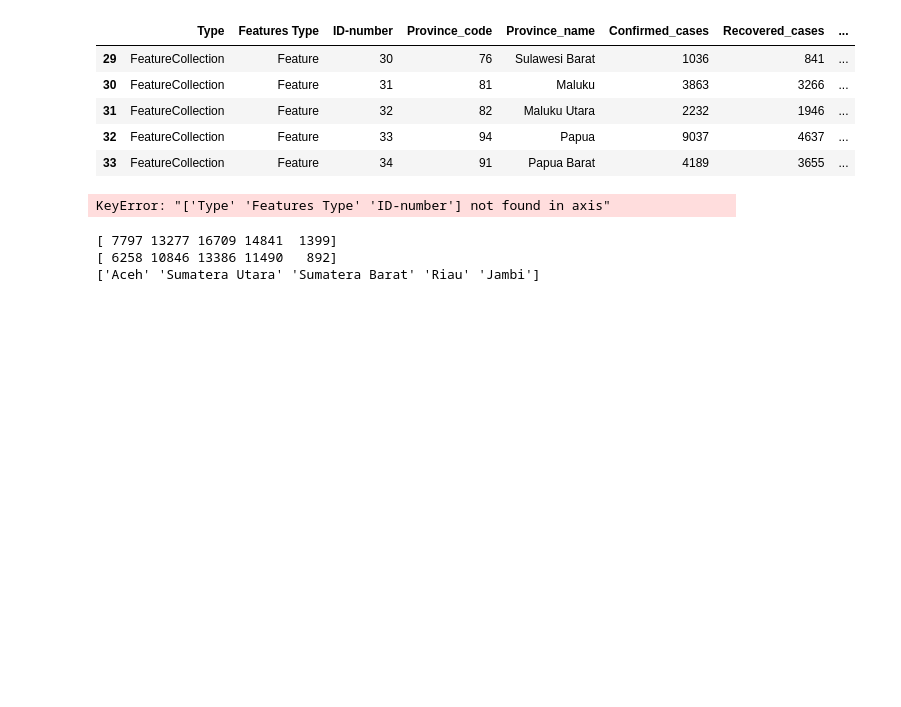
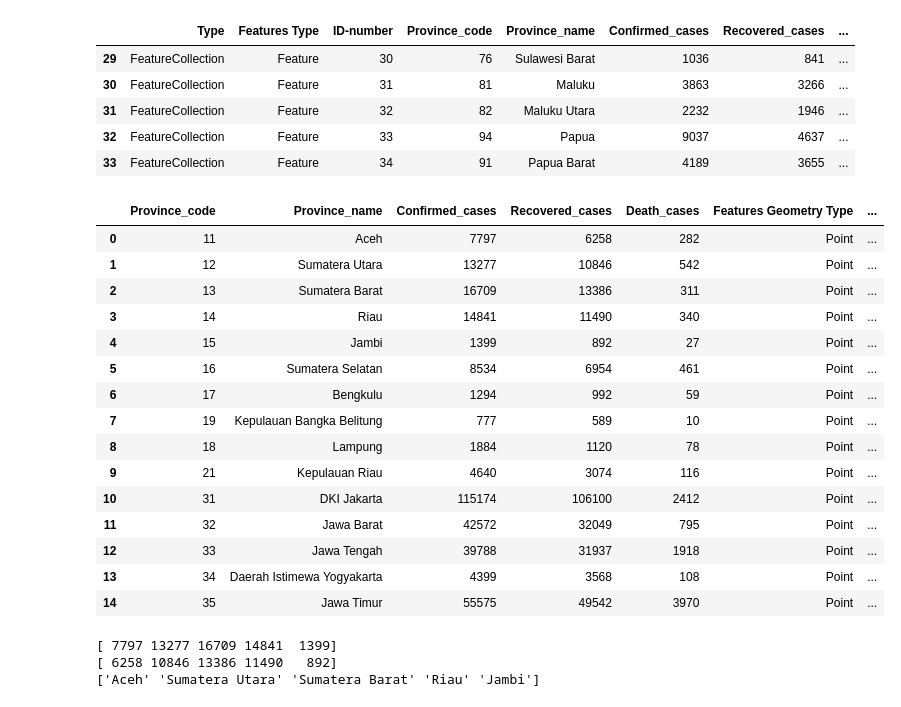
Before and after one commit to elatfar/Statistik-dan-eksplorasi-data, a Jupyter notebook: Distribusi.ipynb, the cells around one changed output. Cells and saved outputs as stored; diff of their text form; code cells hidden in the pictures; blank space fills up the shorter version.

```diff
--- a/Distribusi.ipynb
+++ b/Distribusi.ipynb
@@ -30,10 +30,25 @@ data_cov[-5:]
 | 32 | FeatureCollection | Feature | 33 | 94 | Papua | 9037 | 4637 | ... |
 | 33 | FeatureCollection | Feature | 34 | 91 | Papua Barat | 4189 | 3655 | ... |
 # %%
-data_cov = data_cov.drop(columns=['Type','Features Type','ID-number'])
+#data_cov = data_cov.drop(columns=['Type','Features Type','ID-number'])
 data_cov[:15]
 # %% [output]
-KeyError: "['Type' 'Features Type' 'ID-number'] not found in axis"
+|  | Province_code | Province_name | Confirmed_cases | Recovered_cases | Death_cases | Features Geometry Type | ... |
+| 0 | 11 | Aceh | 7797 | 6258 | 282 | Point | ... |
+| 1 | 12 | Sumatera Utara | 13277 | 10846 | 542 | Point | ... |
+| 2 | 13 | Sumatera Barat | 16709 | 13386 | 311 | Point | ... |
+| 3 | 14 | Riau | 14841 | 11490 | 340 | Point | ... |
+| 4 | 15 | Jambi | 1399 | 892 | 27 | Point | ... |
+| 5 | 16 | Sumatera Selatan | 8534 | 6954 | 461 | Point | ... |
+| 6 | 17 | Bengkulu | 1294 | 992 | 59 | Point | ... |
+| 7 | 19 | Kepulauan Bangka Belitung | 777 | 589 | 10 | Point | ... |
+| 8 | 18 | Lampung | 1884 | 1120 | 78 | Point | ... |
+| 9 | 21 | Kepulauan Riau | 4640 | 3074 | 116 | Point | ... |
+| 10 | 31 | DKI Jakarta | 115174 | 106100 | 2412 | Point | ... |
+| 11 | 32 | Jawa Barat | 42572 | 32049 | 795 | Point | ... |
+| 12 | 33 | Jawa Tengah | 39788 | 31937 | 1918 | Point | ... |
+| 13 | 34 | Daerah Istimewa Yogyakarta | 4399 | 3568 | 108 | Point | ... |
+| 14 | 35 | Jawa Timur | 55575 | 49542 | 3970 | Point | ... |
 # %%
 import numpy as np
 
```
Also changed, not shown: parts of 1 cell of this notebook.
